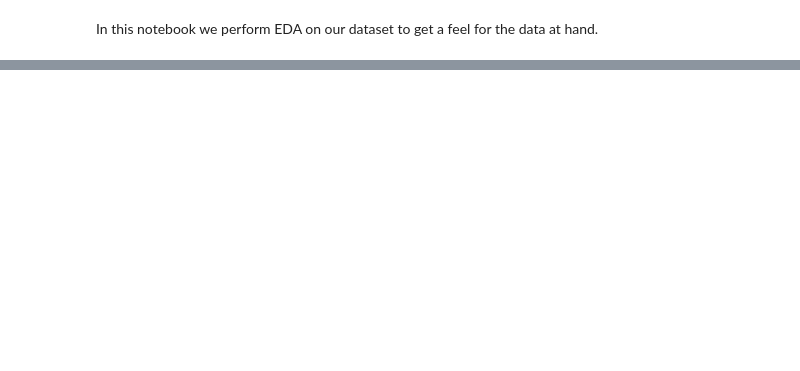
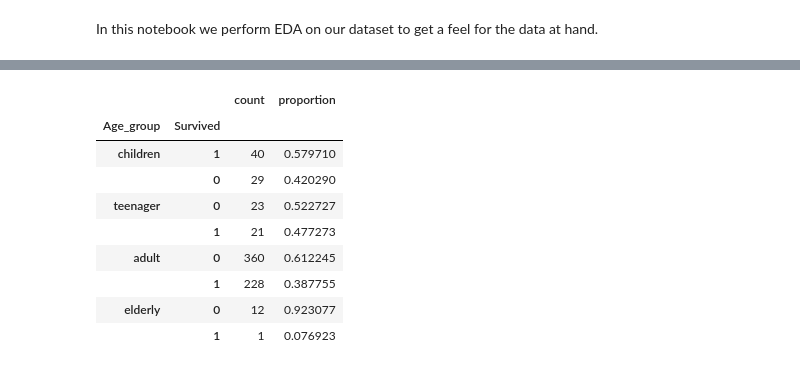
Before and after one commit to Tropaxio/Titanic-Survival-Project, a Jupyter notebook: notebooks/eda.ipynb, the cells around one changed output, grey strips where cells are left out. Saved outputs shown, nothing was run; the diff lists cells and outputs as text; code cells hidden in the pictures; blank space fills up the shorter version.

```diff
--- a/notebooks/eda.ipynb
+++ b/notebooks/eda.ipynb
@@ -41,2 +100,17 @@ titanic_df_new.Age.describe()
+# %%
+# Get the survival rate per age group.
+pd.concat([titanic_df_new[['Age_group','Survived']].groupby("Age_group").value_counts(),
+           titanic_df_new[['Age_group','Survived']].groupby("Age_group").value_counts(normalize=True)], axis=1)
+# %% [output]
+|  |  | count | proportion |
+| Age_group | Survived |  |  |
+| children | 1 | 40 | 0.579710 |
+|  | 0 | 29 | 0.420290 |
+| teenager | 0 | 23 | 0.522727 |
+|  | 1 | 21 | 0.477273 |
+| adult | 0 | 360 | 0.612245 |
+|  | 1 | 228 | 0.387755 |
+| elderly | 0 | 12 | 0.923077 |
+|  | 1 | 1 | 0.076923 |
 # %%
 # Lets compute the correlation matrix.
```
Also changed, not shown: parts of 7 cells of this notebook, 3 other files.
